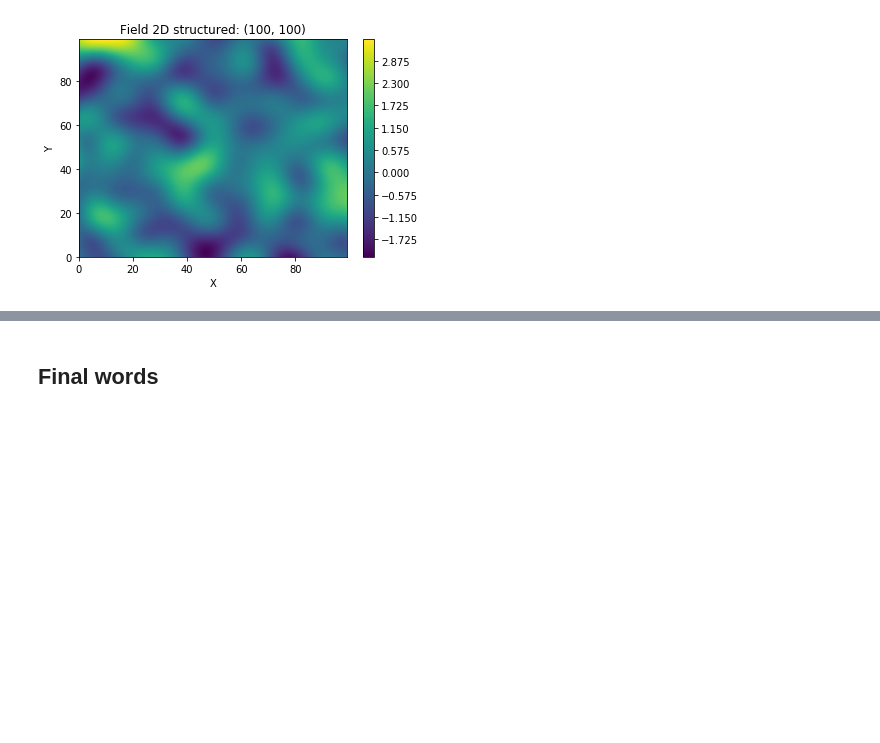
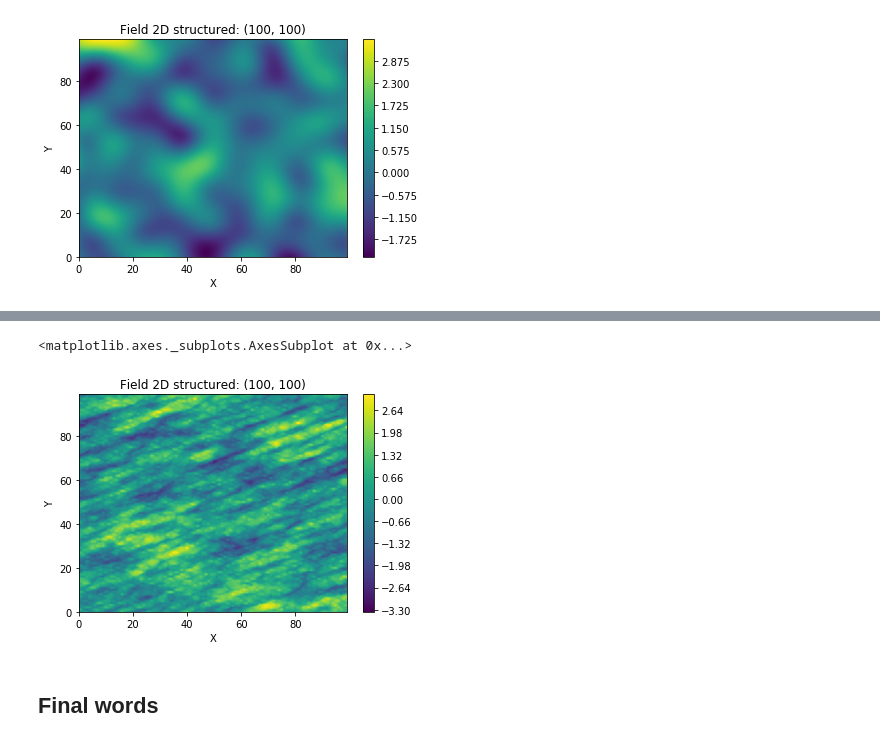
Before and after one commit to MuellerSeb/GSTools-EGU2020, a Jupyter notebook: EGU2020.ipynb, the cells around one changed output, grey strips where cells are left out. Saved outputs shown, nothing was run; the diff lists cells and outputs as text; code cells hidden in the pictures; blank space fills up the shorter version.

```diff
--- a/EGU2020.ipynb
+++ b/EGU2020.ipynb
@@ -79,3 +89,13 @@ srf.plot()
+# %%
+import numpy as np
+x = y = np.arange(100)
+model = gs.Exponential(dim=2, var=1, len_scale=[12.0, 3.0], angles=np.pi / 8)
+srf = gs.SRF(model, seed=20170519)
+srf.structured([x, y])
+srf.plot()
+# %% [output]
+<matplotlib.axes._subplots.AxesSubplot at 0x...>
+[figure, added]
 # %% [markdown]
 ## Final words
 # %% [markdown]
```
Also changed, not shown: parts of 1 cell of this notebook.
